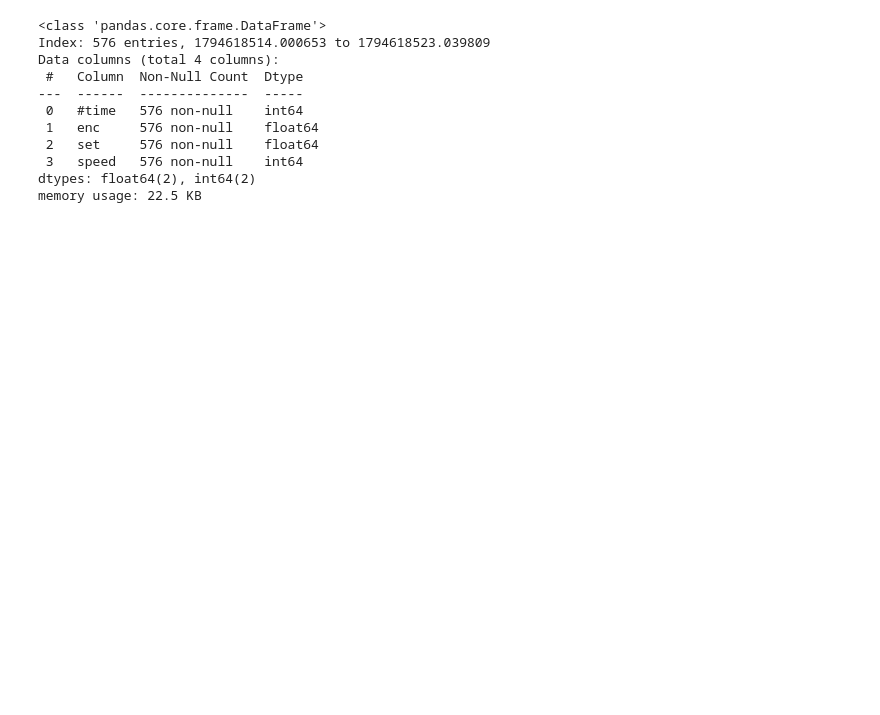
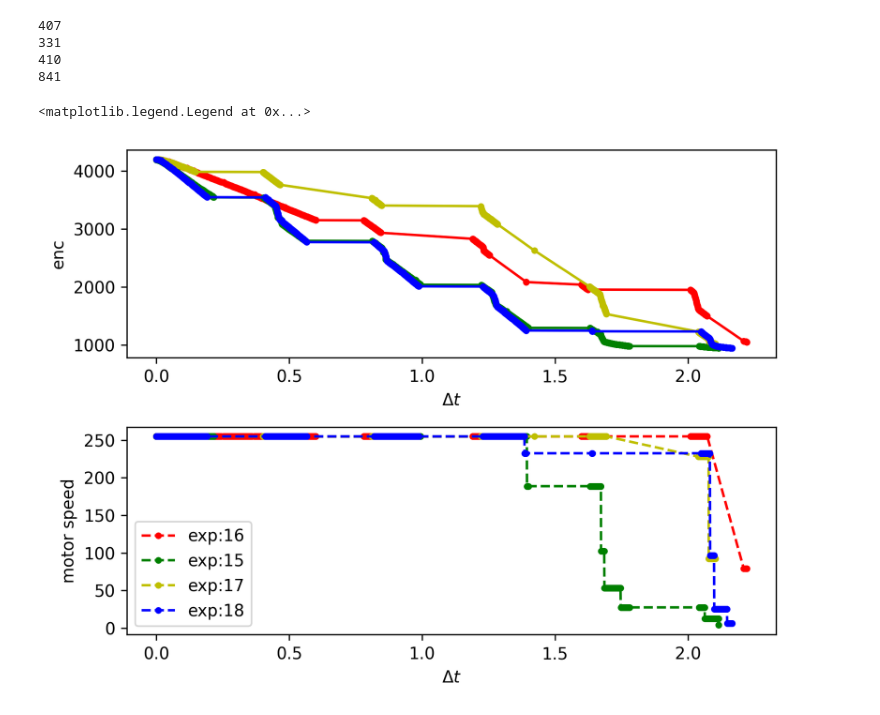
Before and after one commit to hasithperera/tensegrity-ahe, a Jupyter notebook: src/data/test.ipynb, the cells around one changed output. Drawn from its saved outputs; the diff is of its cells as text; code cells hidden in the pictures; blank space fills up the shorter version.

Commit message:
Final tuned PID values for single motor

```diff
--- a/src/data/test.ipynb
+++ b/src/data/test.ipynb
@@ -4,18 +4,54 @@ import matplotlib.pyplot as plt
 
 import pandas as pd
 # %%
-df = pd.read_csv('PID_log.csv')
+exp_ids = [16,15,17,18]#, 4,5,6,7,9]
+plt.figure(dpi=300)
 
-df.info()
+
+clr = ['r','g','y','b']
+id = 0
+for exp_id in exp_ids:
+    df = pd.read_csv(f'PID_log_{exp_id}.csv')
+
+    # df['time'] = pd.to_datetime(df['#time'])
+
+    dt_fix = df['#time'].to_numpy()
+
+
+
+
+    set_point = df['set'].to_numpy()==933
+
+    idx = np.flatnonzero(set_point)[0]
+
+    end_point = df['set'].to_numpy()==4199
+    indx_end = np.flatnonzero(end_point[idx:])[0]
+
+    print(idx)
+
+    plt.subplot(211)
+
+    plt.plot(dt_fix[idx:(indx_end+idx)]-dt_fix[idx],df['enc'][idx:(indx_end+idx)],'.-',color=clr[id])
+    # plt.plot(dt_fix,df['set'],'--',color=clr[id])
+    # plt.plot(df['time']-df['time'][0],df['set'],'.',color=clr[id])
+    plt.ylabel('enc')
+    plt.xlabel(r'$\Delta t$')
+    # plt.xlim([0,400])
+
+    plt.subplot(212)
+    plt.plot(dt_fix[idx:(indx_end+idx)]-dt_fix[idx],df['speed'][idx:(indx_end+idx)],'.--',color=clr[id],label=f'exp:{exp_id}')
+    plt.ylabel('motor speed')
+    plt.xlabel(r'$\Delta t$')
+    plt.tight_layout()
+    # plt.xlim([0,400])
+
+    id=id + 1
+
+plt.legend()
 # %% [output]
-<class 'pandas.core.frame.DataFrame'>
-Index: 576 entries, 1794618514.000653 to 1794618523.039809
-Data columns (total 4 columns):
- #   Column  Non-Null Count  Dtype
----  ------  --------------  -----
- 0   #time   576 non-null    int64
- 1   enc     576 non-null    float64
- 2   set     576 non-null    float64
- 3   speed   576 non-null    int64
-dtypes: float64(2), int64(2)
-memory usage: 22.5 KB
+407
+331
+410
+841
+<matplotlib.legend.Legend at 0x...>
+[figure, added]
```
Also changed, not shown: parts of 3 cells of this notebook, 2 other files.
